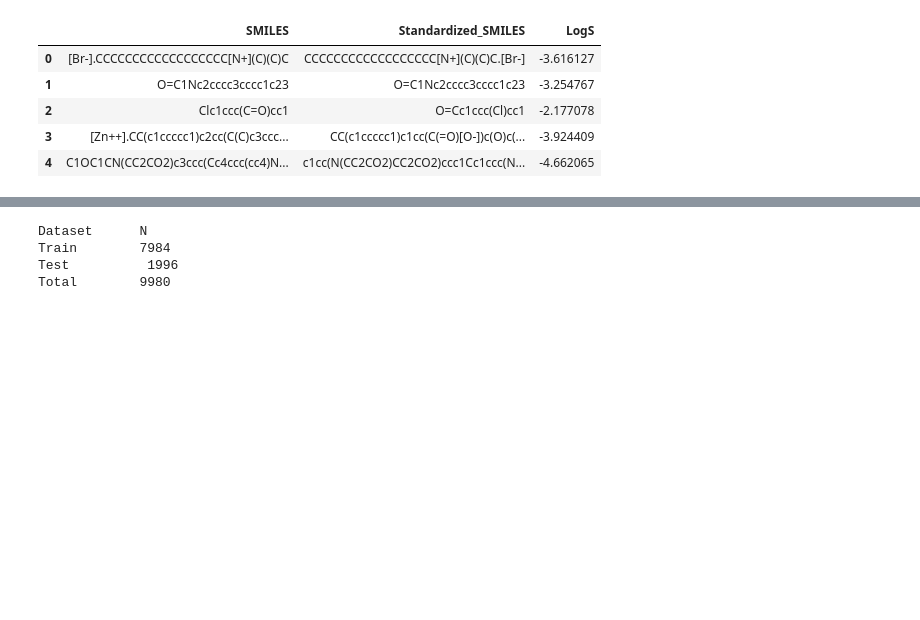
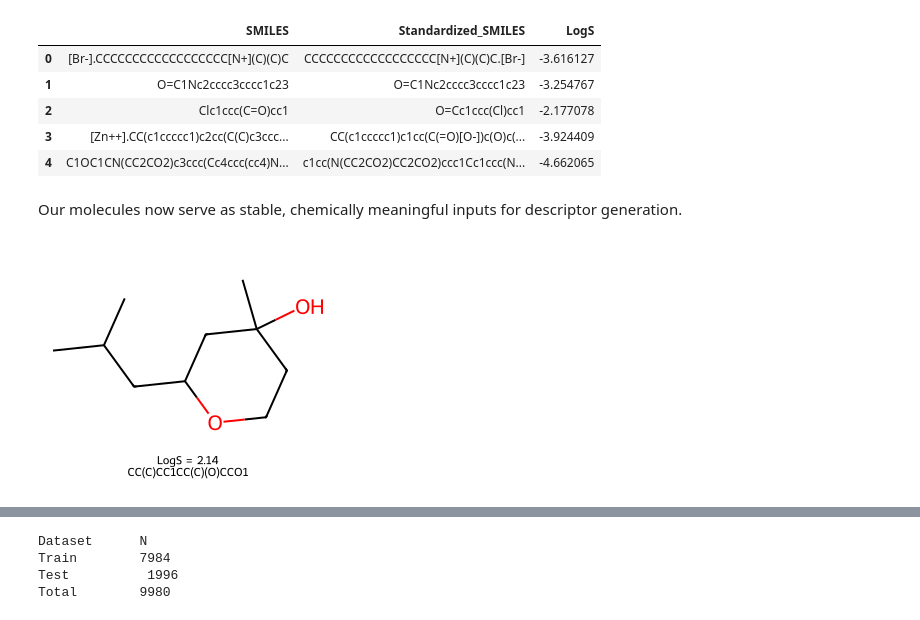
Before and after one commit to volkamerlab/CADDSeminar_2025, a Jupyter notebook: Final Project.ipynb, the cells around one changed output, grey strips where cells are left out. Drawn from its saved outputs; the diff is of its cells as text; code cells hidden in the pictures; blank space fills up the shorter version.

```diff
--- a/Final Project.ipynb
+++ b/Final Project.ipynb
@@ -523,3 +523,20 @@ df.head()
 | 2 | Clc1ccc(C=O)cc1 | O=Cc1ccc(Cl)cc1 | -2.177078 |
 | 3 | [Zn++].CC(c1ccccc1)c2cc(C(C)c3ccc... | CC(c1ccccc1)c1cc(C(=O)[O-])c(O)c(... | -3.924409 |
 | 4 | C1OC1CN(CC2CO2)c3ccc(Cc4ccc(cc4)N... | c1cc(N(CC2CO2)CC2CO2)ccc1Cc1ccc(N... | -4.662065 |
+# %% [markdown]
+Our molecules now serve as stable, chemically meaningful inputs for descriptor generation.
+# %%
+# Most soluble compound in AqSolDB
+best = df.loc[df['LogS'].idxmax()]
+mol = Chem.MolFromSmiles(best['SMILES'])
+if mol:
+    img = Draw.MolToImage(
+        mol,
+        size=(300, 250),
+        kekulize=True,
+        legend=f"LogS = {best['LogS']:.2f}\n{best['SMILES']}",
+        fontSize=14
+    )
+    display(img)
+# %% [output]
+[figure, added]
```
Also changed, not shown: parts of 16 cells of this notebook.
